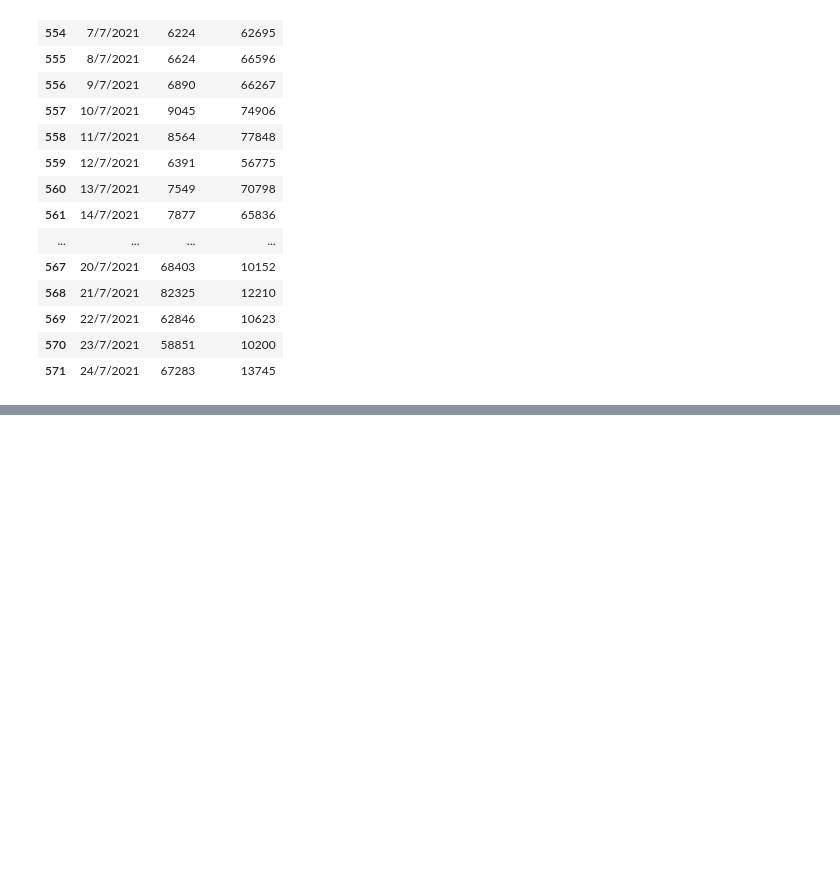
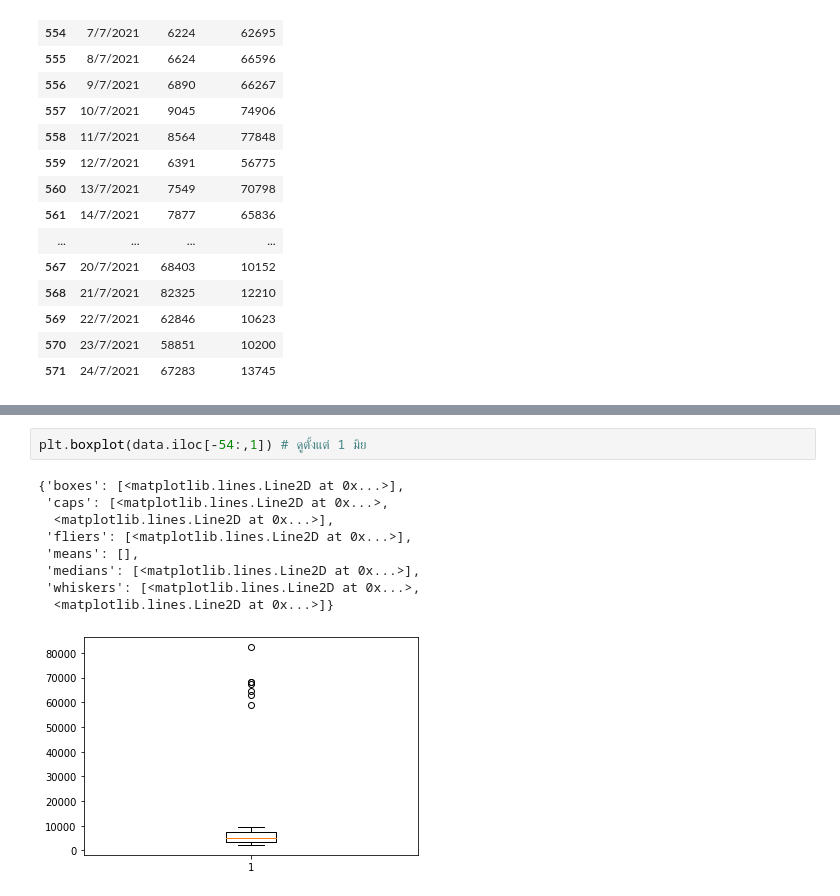
Before and after one commit to tohnperfect/DPDM2021, a Jupyter notebook: Data102_(Chapter_2).ipynb, the cells around one changed output, grey strips where cells are left out. Drawn from its saved outputs; the diff is of its cells as text; blank space fills up the shorter version.

```diff
--- a/Data102_(Chapter_2).ipynb
+++ b/Data102_(Chapter_2).ipynb
@@ -109,0 +186,12 @@ dataN.tail(20)
+# %%
+plt.boxplot(data.iloc[-54:,1]) # ดูตั้งแต่ 1 มิย
+# %% [output]
+{'boxes': [<matplotlib.lines.Line2D at 0x...>],
+ 'caps': [<matplotlib.lines.Line2D at 0x...>,
+  <matplotlib.lines.Line2D at 0x...>],
+ 'fliers': [<matplotlib.lines.Line2D at 0x...>],
+ 'means': [],
+ 'medians': [<matplotlib.lines.Line2D at 0x...>],
+ 'whiskers': [<matplotlib.lines.Line2D at 0x...>,
+  <matplotlib.lines.Line2D at 0x...>]}
+[figure, added]
```
Also changed, not shown: parts of 28 cells of this notebook.
